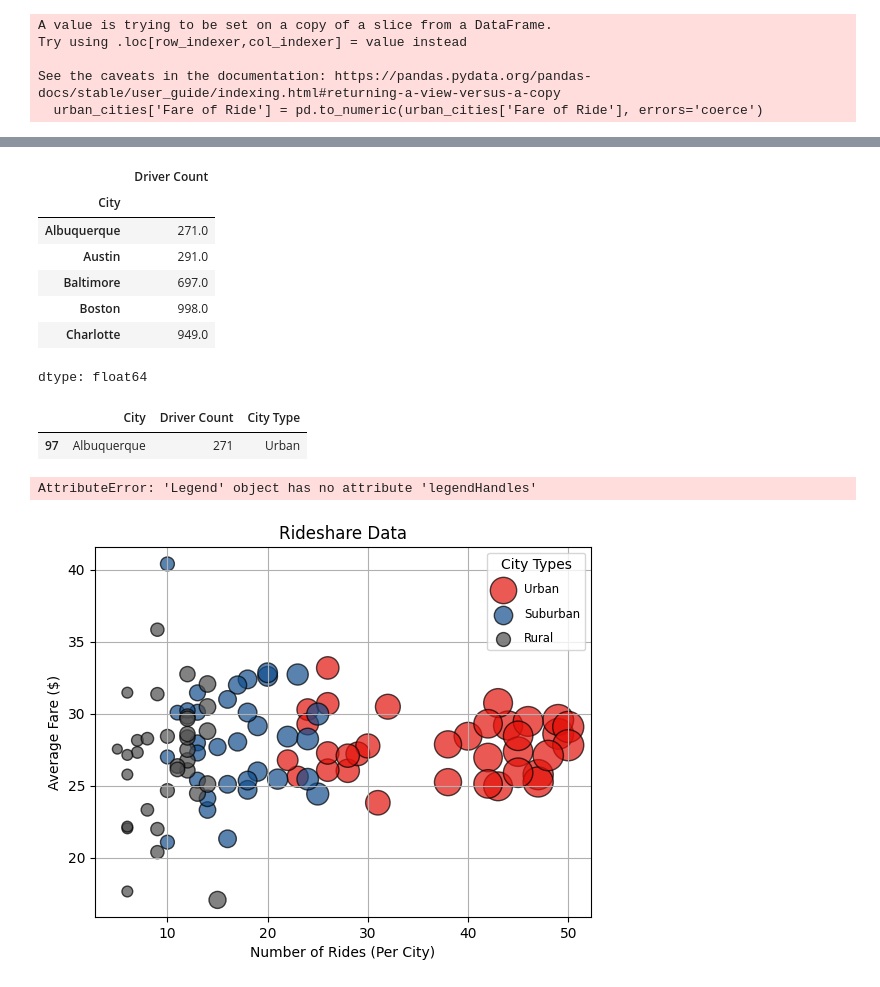
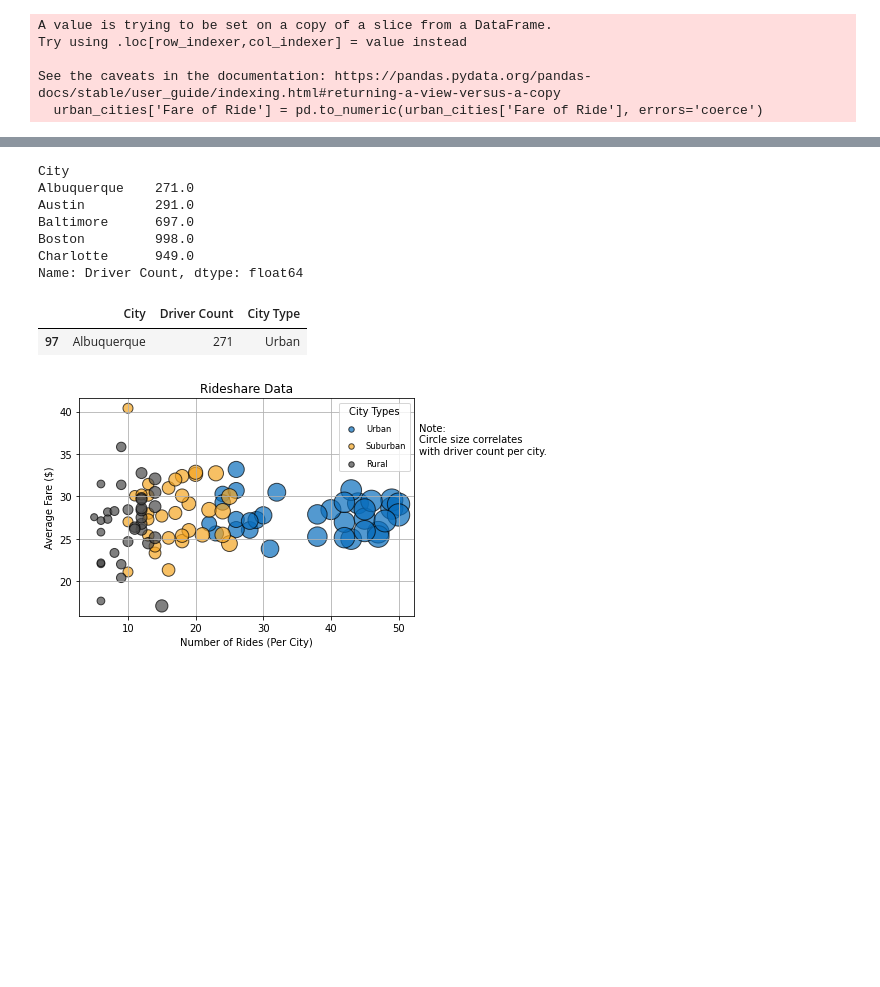
Before and after one commit to mathewqpmiller/WeeklyVizChallenge, a Jupyter notebook: Project1_Rideshare_AverageFare_Trend/RideShareScatterplot.ipynb, the cells around one changed output, grey strips where cells are left out. Cells and saved outputs as stored; diff of their text form; code cells hidden in the pictures; blank space fills up the shorter version.

Commit message:
Updating mounted drive folder directory and finished scatterplot.

```diff
--- a/Project1_Rideshare_AverageFare_Trend/RideShareScatterplot.ipynb
+++ b/Project1_Rideshare_AverageFare_Trend/RideShareScatterplot.ipynb
@@ -19,7 +18,7 @@ import matplotlib.pyplot as plt
 import seaborn as sns
 # %%
 # City Data
-city_data = pd.read_csv("/content/drive/My Drive/Data Analytics (Main Folder)/Projects & Work/Analytics-Projects/WeeklyVizChallenge (Ongoing Projects)/Project1_Rideshare_AverageFare_Trend/Data/top_100_rideshare_cities.csv")
+city_data = pd.read_csv("Data/top_100_rideshare_cities.csv")
 city_data.head()
 # %% [output]
 |  | City | Driver Count | City Type |
@@ -30,7 +29,7 @@ city_data.head()
 | 4 | Missoula | 6 | Rural |
 # %%
 # Ride Data
-ride_data = pd.read_csv("/content/drive/My Drive/Data Analytics (Main Folder)/Projects & Work/Analytics-Projects/WeeklyVizChallenge (Ongoing Projects)/Project1_Rideshare_AverageFare_Trend/Data/rideshare_data.csv")
+ride_data = pd.read_csv("Data/rideshare_data.csv")
 ride_data.head()
 # %% [output]
 |  | City | Date of Ride | Fare of Ride | Ride ID |
@@ -135,14 +132,13 @@ dtype: float64
 # %%
 urban_driver_count.head()
 # %% [output]
-|  | Driver Count |
-| City |  |
-| Albuquerque | 271.0 |
-| Austin | 291.0 |
-| Baltimore | 697.0 |
-| Boston | 998.0 |
-| Charlotte | 949.0 |
-dtype: float64
+City
+Albuquerque    271.0
+Austin         291.0
+Baltimore      697.0
+Boston         998.0
+Charlotte      949.0
+Name: Driver Count, dtype: float64
 # %%
 city_data[city_data["City"] == 'Albuquerque']
 # %% [output]
@@ -165,47 +173,46 @@ rural_driver_count = rural_cities.groupby('City')["Driver Count"].mean()
 plt.scatter(urban_ride_count.to_numpy(),
             urban_avg_fare.to_numpy(),
             s=10*urban_ride_count.to_numpy(),
-            c='#E3120B',
+            c='#0A6EBD',
             edgecolors='black', linewidths=1, marker='o',
             alpha=.7, label='Urban')
 
 plt.scatter(suburban_ride_count.to_numpy(),
             suburban_avg_fare.to_numpy(),
             s=10*suburban_ride_count.to_numpy(),
-            c='#124E8C',
+            c='#F5A623',
             edgecolors='black', linewidths=1, marker='o',
             alpha=.7, label='Suburban')
 
 plt.scatter(rural_ride_count.to_numpy(),
             rural_avg_fare.to_numpy(),
             s=10*rural_ride_count.to_numpy(),
-            c='#4D4D4D',
+            c='#4A4A4A',
             edgecolors='black', linewidths=1, marker='o',
             alpha=.7, label='Rural')
 
 # Incorporate Other Aspects of the Chart
 plt.title('Rideshare Data')
 plt.xlabel('Number of Rides (Per City)')
 plt.ylabel('Average Fare ($)')
 plt.grid(True)
 
 # Create a Legend
 lgnd = plt.legend(fontsize='small', mode='Expanded',
                   numpoints=1, scatterpoints=1,
                   loc='best', title='City Types',
                   labelspacing=1)
 lgnd.legendHandles[0]._sizes = [30]
 lgnd.legendHandles[1]._sizes = [30]
 lgnd.legendHandles[2]._sizes = [30]
 
 # Incorporate a text label regarding circle size
-plt.text(42, 35, 'Note:\nCircle size correlates with driver count per city.')
+plt.text(53, 35, 'Note:\nCircle size correlates \nwith driver count per city.')
 
 # Save figure
-plt.savefig('scatterplot1.png')
+plt.savefig("scatterplot.png")
 
 # Show Plot
 plt.show()
 # %% [output]
-AttributeError: 'Legend' object has no attribute 'legendHandles'
-[figure, old version]
+[figure, new version]
```
Also changed, not shown: parts of 9 cells of this notebook, 2 other files.
